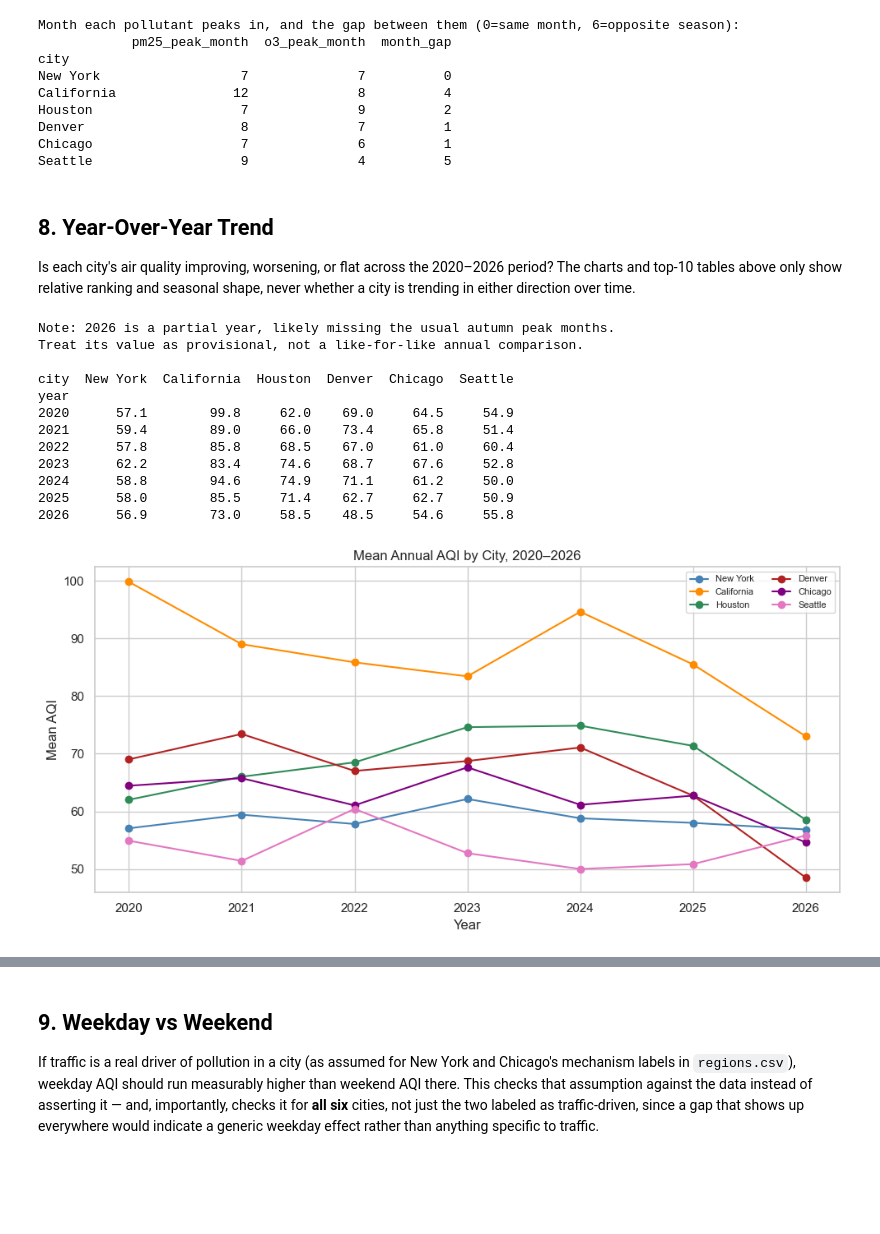
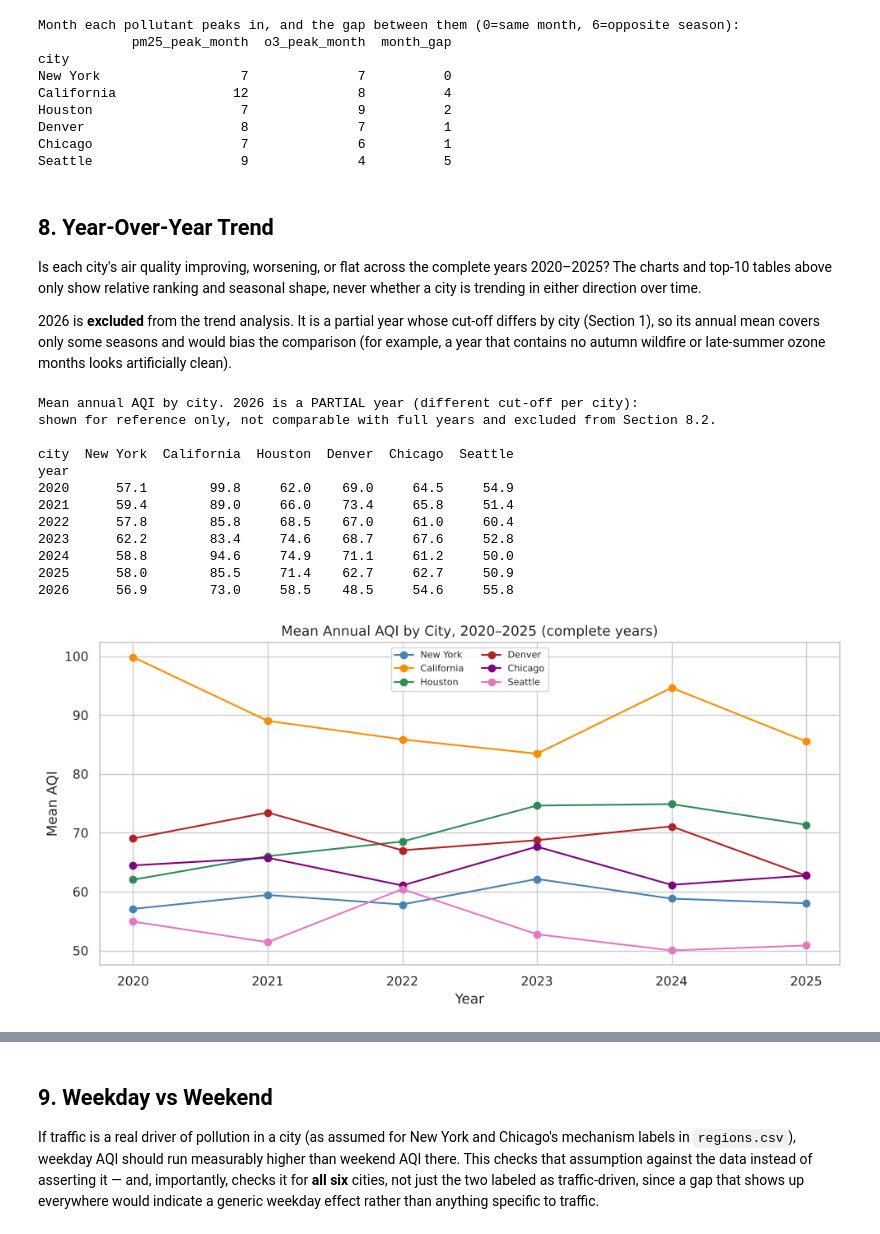
Before and after one commit to AlonsoSheila/air-quality-usa, a Jupyter notebook: air_quality_usa.ipynb, the cells around one changed output, grey strips where cells are left out. Cells and saved outputs as stored; diff of their text form; code cells hidden in the pictures; blank space fills up the shorter version.

Commit message:
Fix trend methodology (2020-2025), Quebec event-day estimates, data coverage and docs

```diff
--- a/air_quality_usa.ipynb
+++ b/air_quality_usa.ipynb
@@ -644,7 +663,7 @@ pivot_pd_M.index.name = "Year"
 display(pivot_pd_M.style
     .format("{:.1f}M")
     .background_gradient(cmap="YlOrRd", axis=None)
-    .set_caption("Person-days of PM2.5 exceedance, millions (EPA 24-hour threshold 35 µg/m³)")
+    .set_caption("Person-days of PM2.5 exceedance, millions (EPA 24-hour threshold 35 µg/m³; 2026 is a partial year)")
     .set_table_styles([
         {"selector": "caption", "props": [("font-size", "13px"), ("font-weight", "bold")]}
     ])
@@ -659,7 +678,7 @@ for city in CITY_ORDER:
         ax.plot(city_data["year"], city_data["person_days"] / 1e6,
                 marker="o", label=city, color=CITY_COLOR[city])
 ax.set_ylabel("Million person-days of PM2.5 exceedance")
-ax.set_title("Population-Weighted PM2.5 Exceedance by City, 2020–2026")
+ax.set_title("Population-Weighted PM2.5 Exceedance by City, 2020–2026 (2026 partial)")
 ax.set_xlabel("Year")
 ax.legend()
 ax.yaxis.set_major_formatter(plt.FuncFormatter(lambda x, _: f"{x:.1f}M"))
@@ -679,7 +698,7 @@ for city in CITY_ORDER:
         ax2.plot(city_data["year"], city_data["person_days_per_capita"],
                  marker="o", label=city, color=CITY_COLOR[city])
 ax2.set_ylabel("Person-days of PM2.5 exceedance per capita")
-ax2.set_title("Population-Weighted PM2.5 Exceedance Per Capita by City, 2020–2026")
+ax2.set_title("Population-Weighted PM2.5 Exceedance Per Capita by City, 2020–2026 (2026 partial)")
 ax2.set_xlabel("Year")
 ax2.set_xticks(list(range(2020, 2027)))
 ax2.legend()
@@ -808,15 +825,18 @@ for ax, city in zip(axes.flat, CITY_ORDER):
     if {"pm25", "pm10"}.issubset(wide.columns):
         valid = wide[["pm25", "pm10"]].dropna().reset_index()
         valid["year"] = pd.to_datetime(valid["date"]).dt.year
-        r = valid["pm25"].corr(valid["pm10"]) if len(valid) > 10 else float("nan")
+        n_pairs = len(valid)  # city-days with BOTH PM2.5 and PM10 (not raw row counts)
+        r = valid["pm25"].corr(valid["pm10"]) if n_pairs > 10 else float("nan")
+        print(f"{city:<12} paired PM2.5/PM10 city-days: {n_pairs:>5,}   Pearson r = {r:.2f}")
 
         scatter = ax.scatter(valid["pm25"], valid["pm10"], c=valid["year"], cmap="viridis", s=6, alpha=0.4)
 
-        m, b = np.polyfit(valid["pm25"], valid["pm10"], 1)
-        x_line = np.linspace(valid["pm25"].min(), valid["pm25"].max(), 100)
-        ax.plot(x_line, m * x_line + b, color="red", linewidth=1.5, label=f"y={m:.2f}x+{b:.1f}")
+        if n_pairs >= 3:
+            m, b = np.polyfit(valid["pm25"], valid["pm10"], 1)
+            x_line = np.linspace(valid["pm25"].min(), valid["pm25"].max(), 100)
+            ax.plot(x_line, m * x_line + b, color="red", linewidth=1.5, label=f"y={m:.2f}x+{b:.1f}")
 
-        ax.set_title(f"{city} (r={r:.2f})", fontsize=10)
+        ax.set_title(f"{city} (r={r:.2f}, n={n_pairs:,} days)", fontsize=10)
         ax.set_xlabel("PM2.5")
         ax.set_ylabel("PM10")
         ax.legend(fontsize=7)
@@ -873,47 +899,55 @@ Seattle                   9              4          5
 ## 8. Year-Over-Year Trend
 
 Is each city's air quality improving, worsening, or flat across the
-2020–2026 period? The charts and top-10 tables above only show relative
-ranking and seasonal shape, never whether a city is trending in either
-direction over time.
+complete years 2020–2025? The charts and top-10 tables above only show
+relative ranking and seasonal shape, never whether a city is trending in
+either direction over time.
+
+2026 is **excluded** from the trend analysis. It is a partial year whose
+cut-off differs by city (Section 1), so its annual mean covers only some
+seasons and would bias the comparison (for example, a year that contains no
+autumn wildfire or late-summer ozone months looks artificially clean).
 # %%
 yearly = (
     aqi.assign(year=aqi["date"].dt.year)
     .groupby(["year", "city"])["aqi_composite"]
     .mean()
     .unstack("city")
     .reindex(columns=CITY_ORDER)
 )
-# 2026 is a partial year (through ~June/July) — flag it rather than let it
-# silently imply a trend that's really just a different set of months.
-print("Note: 2026 is a partial year, likely missing the usual autumn peak months.")
-print("Treat its value as provisional, not a like-for-like annual comparison.\n")
+# 2026 is a partial year with a different cut-off per city (see the coverage
+# table in Section 1). It is printed for reference but excluded from the
+# chart and from the trend test, because a partial year only covers some seasons.
+print("Mean annual AQI by city. 2026 is a PARTIAL year (different cut-off per city):")
+print("shown for reference only, not comparable with full years and excluded from Section 8.2.\n")
 print(yearly.round(1))
+
+yearly_full = yearly.loc[yearly.index <= 2025]
 
 fig, ax = plt.subplots(figsize=(10, 5))
 for city in CITY_ORDER:
-    ax.plot(yearly.index, yearly[city], marker="o", color=CITY_COLOR[city], label=city)
-ax.set_title("Mean Annual AQI by City, 2020–2026")
+    ax.plot(yearly_full.index, yearly_full[city], marker="o", color=CITY_COLOR[city], label=city)
+ax.set_title("Mean Annual AQI by City, 2020–2025 (complete years)")
 ax.set_xlabel("Year")
 ax.set_ylabel("Mean AQI")
 ax.legend(fontsize=8, ncol=2)
 plt.tight_layout()
 plt.savefig("images/fig8_annual_trend.png", dpi=150, bbox_inches="tight")
 plt.show()
 # %% [output]
-Note: 2026 is a partial year, likely missing the usual autumn peak months.
-Treat its value as provisional, not a like-for-like annual comparison.
+Mean annual AQI by city. 2026 is a PARTIAL year (different cut-off per city):
+shown for reference only, not comparable with full years and excluded from Section 8.2.
 
 city  New York  California  Houston  Denver  Chicago  Seattle
 year
 2020      57.1        99.8     62.0    69.0     64.5     54.9
 2021      59.4        89.0     66.0    73.4     65.8     51.4
 2022      57.8        85.8     68.5    67.0     61.0     60.4
 2023      62.2        83.4     74.6    68.7     67.6     52.8
 2024      58.8        94.6     74.9    71.1     61.2     50.0
 2025      58.0        85.5     71.4    62.7     62.7     50.9
 2026      56.9        73.0     58.5    48.5     54.6     55.8
-[figure, old version]
+[figure, new version]
 # %% [markdown]
 ### 8.2 Statistical Significance of Year-over-Year Trends (Mann-Kendall Test)
 
```
Also changed, not shown: parts of 22 cells of this notebook, 9 other files.
